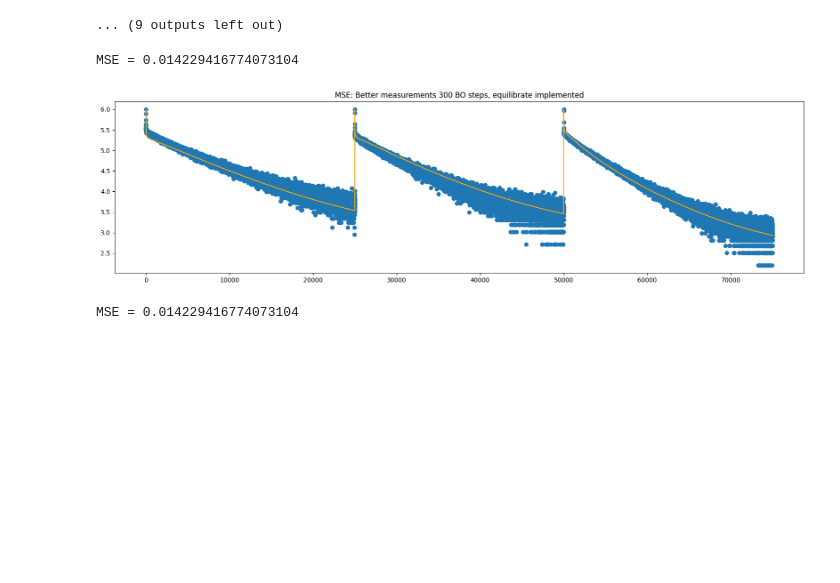
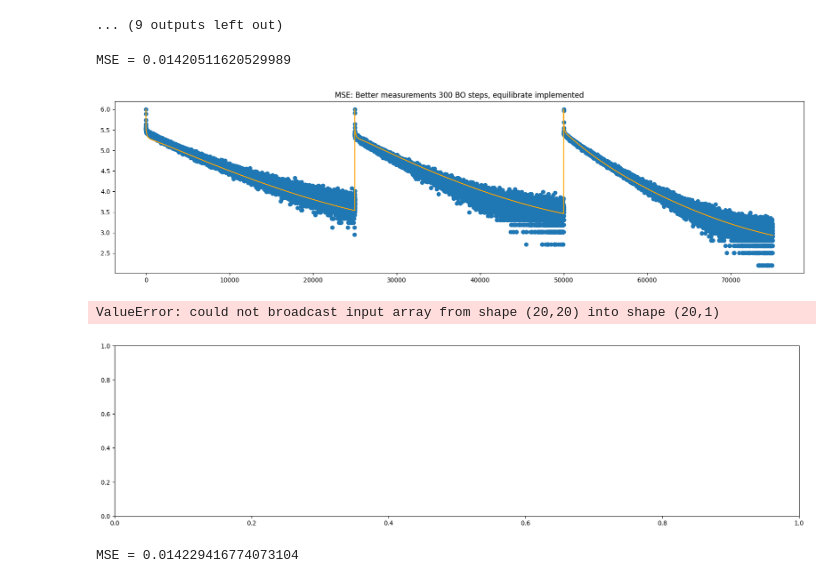
Before and after one commit to MaximSimmonds-HZB/MAPI-FAPI-fitting, a Jupyter notebook: FAPI-Fits-wDiffusion-shortened.ipynb, the cells around one changed output. Cells and saved outputs as stored; diff of their text form; code cells hidden in the pictures; blank space fills up the shorter version.

```diff
--- a/FAPI-Fits-wDiffusion-shortened.ipynb
+++ b/FAPI-Fits-wDiffusion-shortened.ipynb
@@ -919,12 +918,12 @@ Sovle time was too long: 622.0413276559993
 ... (9 outputs left out)
 # %%
 import pickle
-with open(r'./FittingResults/250520-results_BOs-FAPIBefore-N0Fixed-kradFixed-OneDeepOneShalowTrap-powersratios-150200times-0.pickle', 'rb') as f:
+with open(r'./FittingResults/250526-Gradient-optimisedBefore_N0GenKrad.pickle', 'rb') as f:
     mo_new = pickle.load(f)
 # %%
 fig, ax = plt.subplots(1,1, figsize = (20,5))
 trPL_agent = Custom_rate_eqs_Agent_simu_powerDep_anyTraps_diffusion()
-output_after = trPL_agent.TRPL_function(times_data1, gradient_mo46.params, take_Log = True, Gs = np.array(trPLs.powers)/trPLs.powers[0], constant_floor_normalised_raw=noises1, reprates = trPLs.reprates_Hz, N_x = 20, equilibrate=True, nondimension=True)
+output_after = trPL_agent.TRPL_function(times_data1, mo_new.params, take_Log = True, Gs = np.array(trPLs.powers)/trPLs.powers[0], constant_floor_normalised_raw=noises1, reprates = trPLs.reprates_Hz, N_x = 20, equilibrate=True, nondimension=True)
 
 plt.scatter(np.arange(len(times_data1)), logdatas1)
 plt.plot(np.arange(len(times_data1)), output_after, color = 'orange')
@@ -933,8 +932,22 @@ plt.title("MSE: Better measurements 300 BO steps, equilibrate implemented")
 
 print("MSE = "+str(np.mean(np.square((logdatas1 - output_after)))))
 # %% [output]
-MSE = 0.014229416774073104
+MSE = 0.01420511620529989
 [figure]
+# %%
+fig, ax = plt.subplots(1,1, figsize = (20,5))
+trPL_agent = Custom_rate_eqs_Agent_simu_powerDep_anyTraps_diffusion_steadyState()
+output_after = trPL_agent.TRPL_function(times_data1, mo_new.params, take_Log = False, Gs = np.array(trPLs.powers)/trPLs.powers[0], constant_floor_normalised_raw=noises1, reprates = trPLs.reprates_Hz, N_x = 20, equilibrate=False, nondimension=True)
+
+plt.scatter(np.arange(len(times_data1)), logdatas1)
+plt.plot(np.arange(len(times_data1)), output_after, color = 'orange')
+plt.yscale("linear")
+plt.title("MSE: Better measurements 300 BO steps, equilibrate implemented")
+
+print("MSE = "+str(np.mean(np.square((logdatas1 - output_after)))))
+# %% [output]
+ValueError: could not broadcast input array from shape (20,20) into shape (20,1)
+[figure, added]
 # %%
 fig, ax = plt.subplots(1,1, figsize = (20,5))
 trPL_agent = Custom_rate_eqs_Agent_simu_powerDep_anyTraps_diffusion()
```
Also changed, not shown: parts of 23 cells of this notebook, 12 other files.
